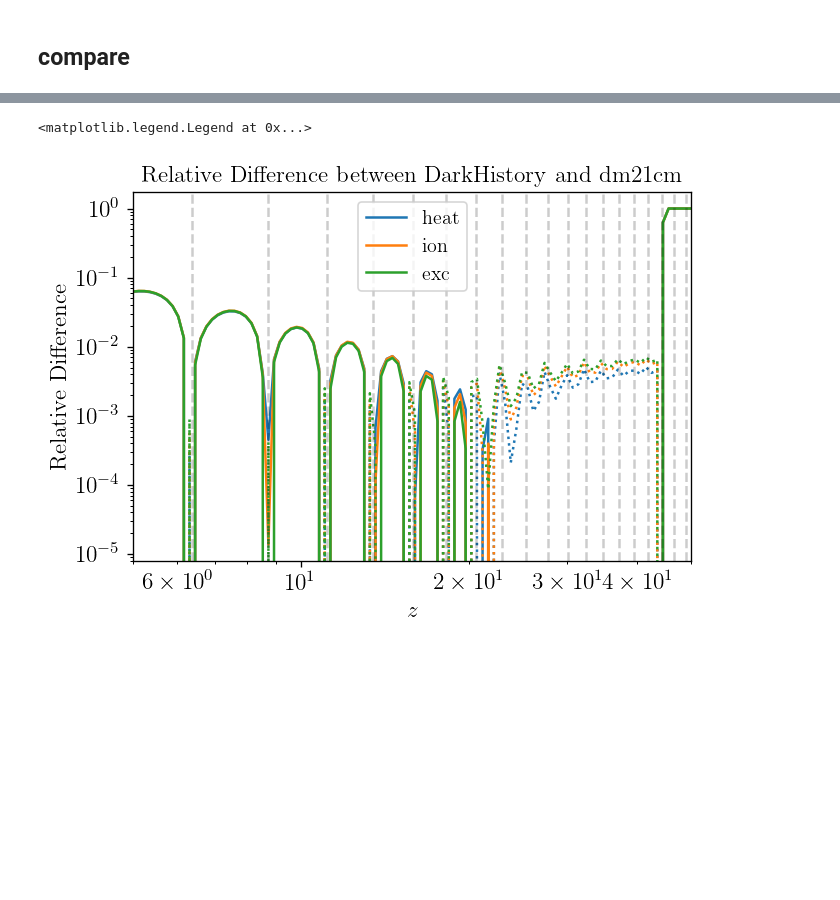
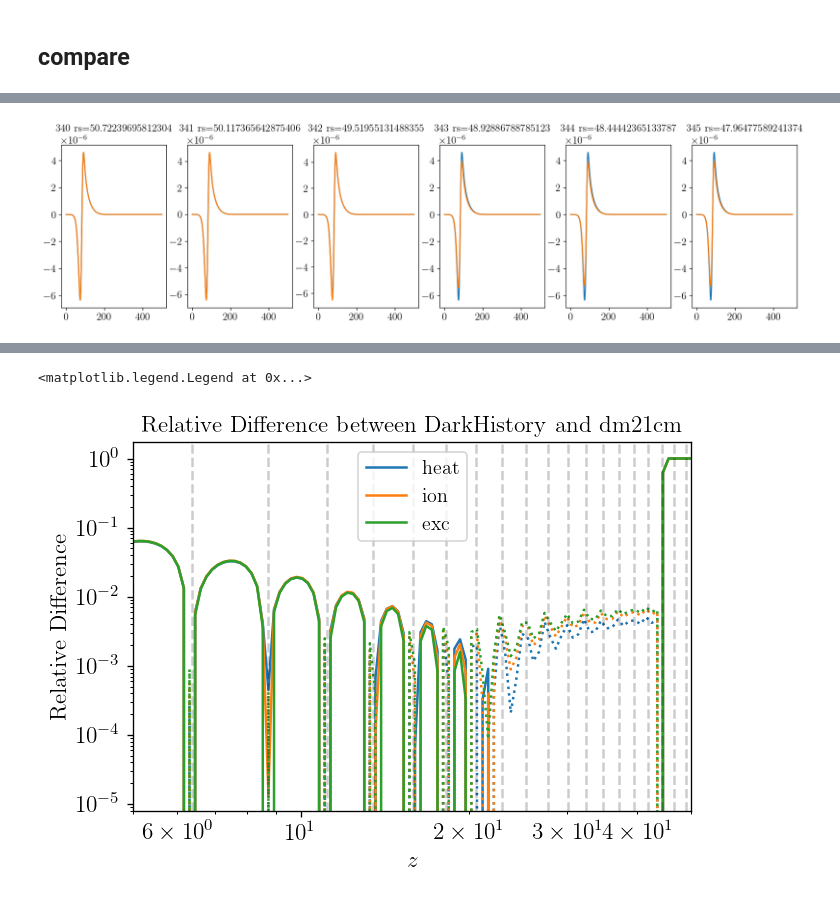
Before and after one commit to yitiansun/DM21cm, a Jupyter notebook: cross_check/compare_global.ipynb, the cells around one changed output, grey strips where cells are left out. Cells and saved outputs as stored; diff of their text form; code cells hidden in the pictures; blank space fills up the shorter version.

```diff
--- a/cross_check/compare_global.ipynb
+++ b/cross_check/compare_global.ipynb
@@ -218,0 +410,8 @@ plot_global(dh_soln, soln)
+# %%
+fig, axs = plt.subplots(1, 6, figsize=(18,4))
+for i in range(6):
+    axs[i].plot(dh_soln['lowengphot'][340].N)
+    axs[i].plot(dh_soln['lowengphot'][340+i].N)
+    axs[i].set(title=f"{340+i} rs={dh_soln['rs'][340+i]}")
+# %% [output]
+[figure, added]
```
Also changed, not shown: parts of 18 cells of this notebook, 19 other files.
